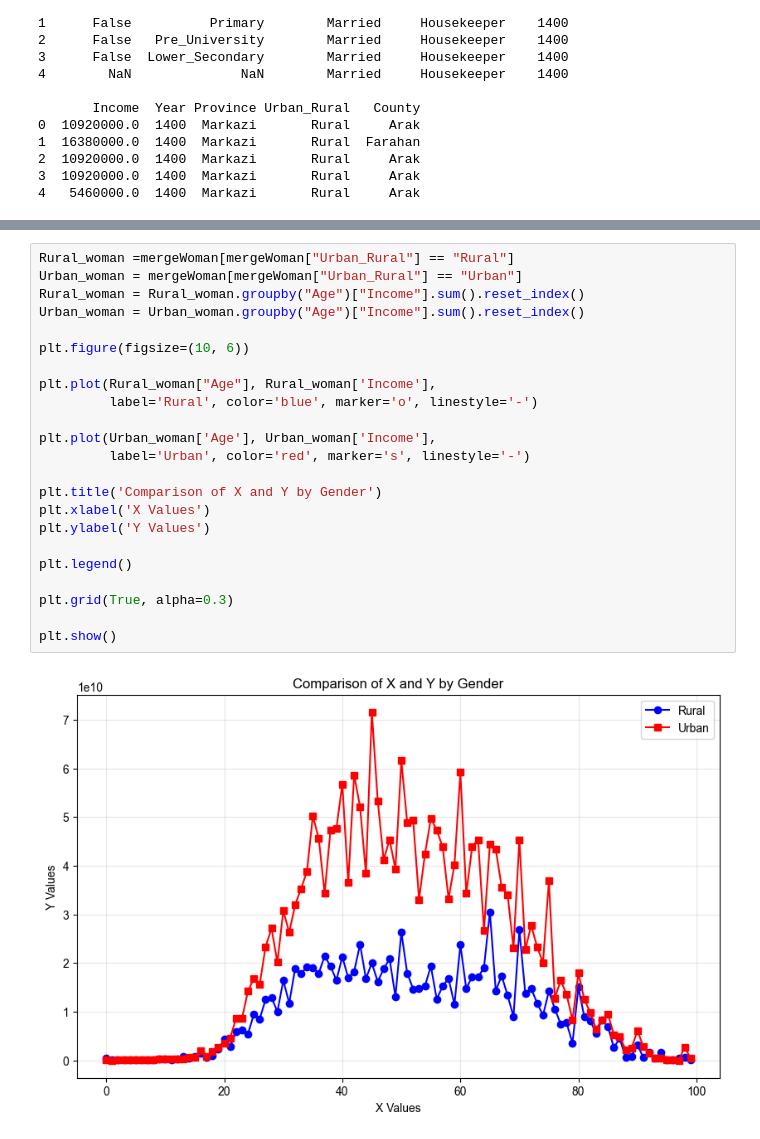
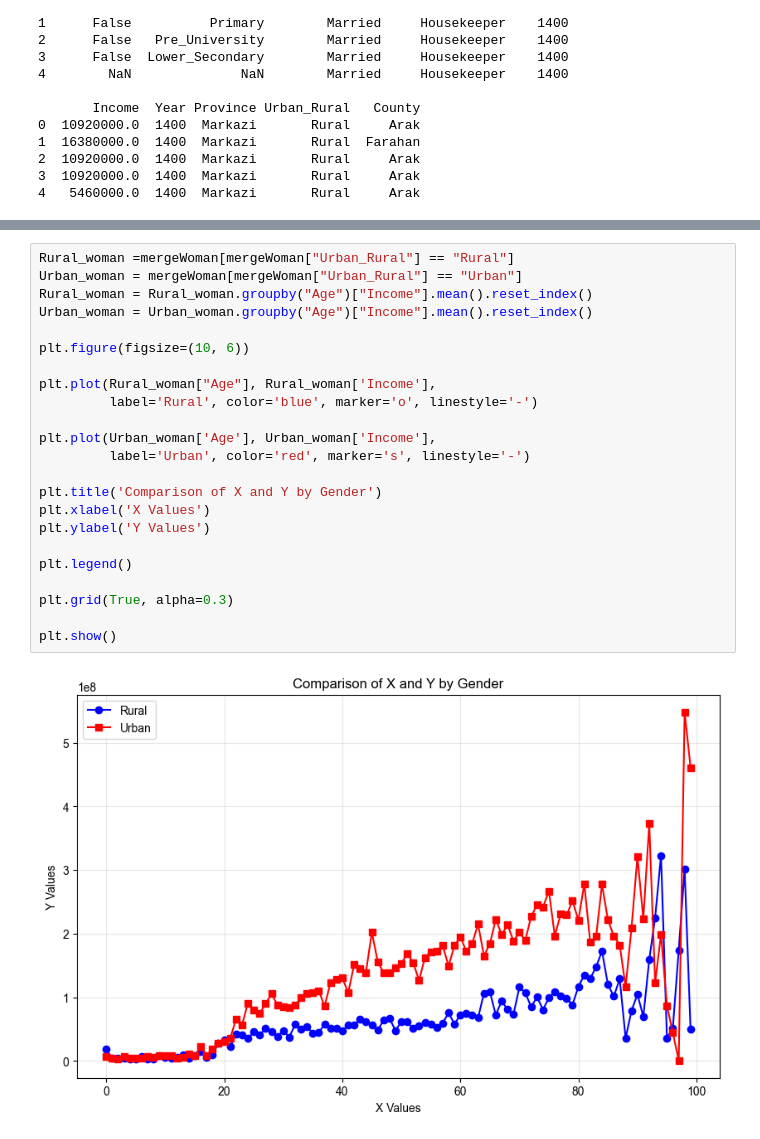
Before and after one commit to MhRezaRahmani/regres, a Jupyter notebook: reg2.ipynb, the cells around one changed output, grey strips where cells are left out. Drawn from its saved outputs; the diff is of its cells as text.

```diff
--- a/reg2.ipynb
+++ b/reg2.ipynb
@@ -885,25 +891,25 @@ plt.show()
 # %%
 Rural_woman =mergeWoman[mergeWoman["Urban_Rural"] == "Rural"]
 Urban_woman = mergeWoman[mergeWoman["Urban_Rural"] == "Urban"]
-Rural_woman = Rural_woman.groupby("Age")["Income"].sum().reset_index()
-Urban_woman = Urban_woman.groupby("Age")["Income"].sum().reset_index()
+Rural_woman = Rural_woman.groupby("Age")["Income"].mean().reset_index()
+Urban_woman = Urban_woman.groupby("Age")["Income"].mean().reset_index()
 
 plt.figure(figsize=(10, 6))
 
 plt.plot(Rural_woman["Age"], Rural_woman['Income'],
          label='Rural', color='blue', marker='o', linestyle='-')
 
 plt.plot(Urban_woman['Age'], Urban_woman['Income'],
          label='Urban', color='red', marker='s', linestyle='-')
 
 plt.title('Comparison of X and Y by Gender')
 plt.xlabel('X Values')
 plt.ylabel('Y Values')
 
 plt.legend()
 
 plt.grid(True, alpha=0.3)
 
 plt.show()
 # %% [output]
-[figure, old version]
+[figure, new version]
```
Also changed, not shown: parts of 12 cells of this notebook.
